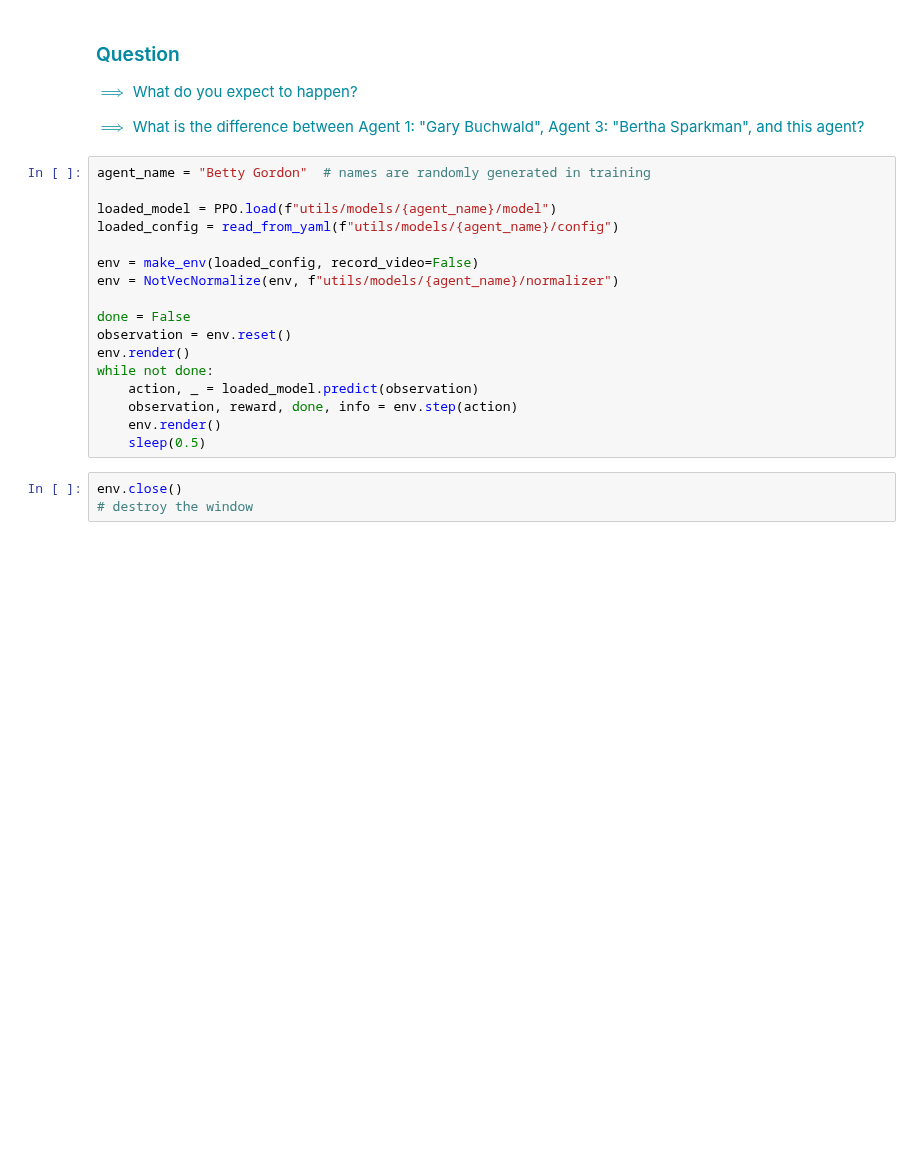
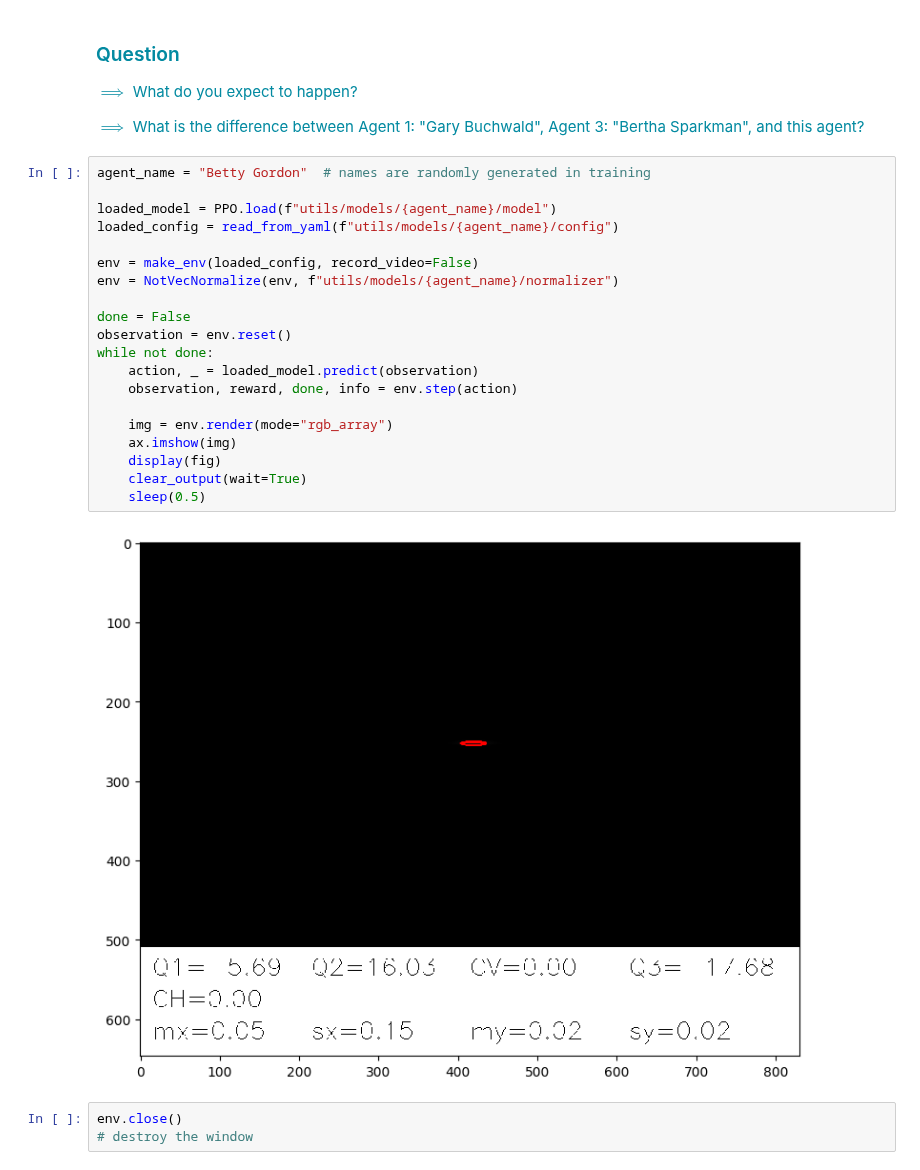
Before and after one commit to ansantam/RL4AA23, a Jupyter notebook: tutorial.ipynb, the cells around one changed output. Cells and saved outputs as stored; diff of their text form; blank space fills up the shorter version.

```diff
--- a/tutorial.ipynb
+++ b/tutorial.ipynb
@@ -484,20 +500,25 @@ where $j$ is the index of the current time step.
 # %%
 agent_name = "Betty Gordon"  # names are randomly generated in training
 
 loaded_model = PPO.load(f"utils/models/{agent_name}/model")
 loaded_config = read_from_yaml(f"utils/models/{agent_name}/config")
 
 env = make_env(loaded_config, record_video=False)
 env = NotVecNormalize(env, f"utils/models/{agent_name}/normalizer")
 
 done = False
 observation = env.reset()
-env.render()
 while not done:
     action, _ = loaded_model.predict(observation)
     observation, reward, done, info = env.step(action)
-    env.render()
+
+    img = env.render(mode="rgb_array")
+    ax.imshow(img)
+    display(fig)
+    clear_output(wait=True)
     sleep(0.5)
+# %% [output]
+[figure, added]
 # %%
 env.close()
 # destroy the window
```
Also changed, not shown: parts of 10 cells of this notebook.
